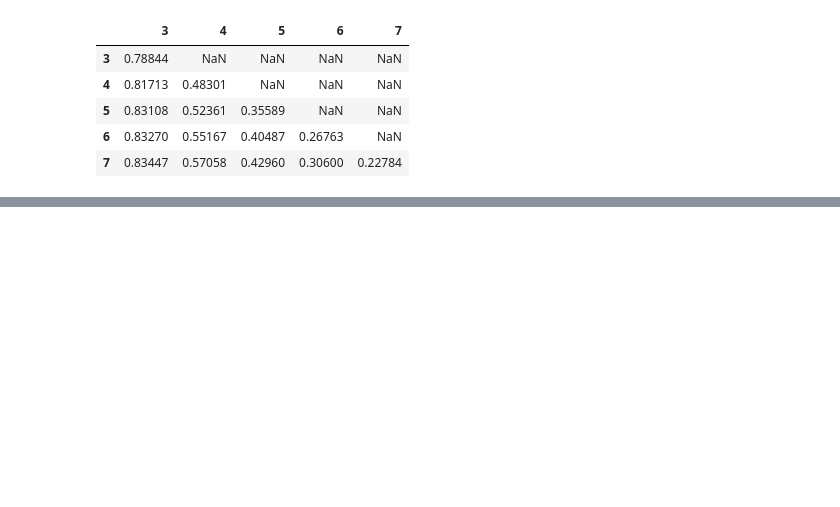
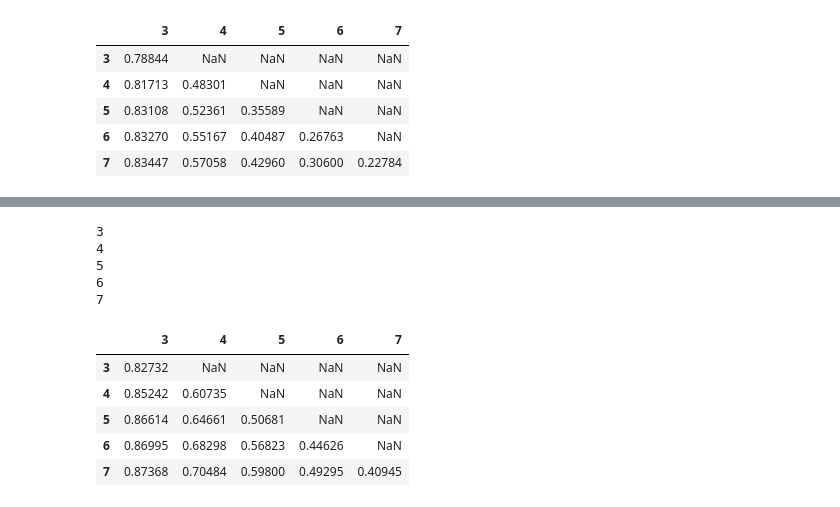
Before and after one commit to jvlmdr/hiercls, a Jupyter notebook: eval_inat21_truncate.ipynb, the cells around one changed output, grey strips where cells are left out. Saved outputs shown, nothing was run; the diff lists cells and outputs as text; code cells hidden in the pictures; blank space fills up the shorter version.

```diff
--- a/eval_inat21_truncate.ipynb
+++ b/eval_inat21_truncate.ipynb
@@ -156,0 +227,45 @@ table.style.apply(highlight).format('{:+.1%}')
+# %%
+acc = {}
+
+for train_depth in exp_dirs:
+    print(train_depth)
+    output_file = pathlib.Path(exp_dirs[train_depth]) / 'predictions/output-epoch-0020.pkl'
+    outputs = np.load(output_file, allow_pickle=True)
+    prob_file = pathlib.Path(exp_dirs[train_depth]) / 'predictions/prob-epoch-0020.npz'
+    prob = np.load(prob_file, allow_pickle=False)
+
+    train_subset = node_subsets[train_depth]
+    train_projection = projections[train_depth]
+    gt_train = train_subset[outputs['gt']]
+
+    for test_depth in exp_dirs:
+        if test_depth > train_depth:
+            continue
+        test_subset = node_subsets[test_depth]
+        test_projection = projections[test_depth]
+
+        is_leaf = subtrees[test_depth].leaf_mask()
+
+        pred = []
+        for i, prob_i in enumerate(prob.values()):
+            pred_i = infer.argmax_where(prob_i[:, train_projection[test_subset]], is_leaf)
+            pred.append(pred_i)
+        pred = np.concatenate(pred, axis=0)
+
+        gt = test_projection[gt_train]
+        acc[train_depth, test_depth] = np.mean(gt == pred)
+# %% [output]
+3
+4
+5
+6
+7
+# %%
+pd.Series(acc).unstack()
+# %% [output]
+|  | 3 | 4 | 5 | 6 | 7 |
+| 3 | 0.82732 | NaN | NaN | NaN | NaN |
+| 4 | 0.85242 | 0.60735 | NaN | NaN | NaN |
+| 5 | 0.86614 | 0.64661 | 0.50681 | NaN | NaN |
+| 6 | 0.86995 | 0.68298 | 0.56823 | 0.44626 | NaN |
+| 7 | 0.87368 | 0.70484 | 0.59800 | 0.49295 | 0.40945 |
```
Also changed, not shown: parts of 9 cells of this notebook, 9 other files.
